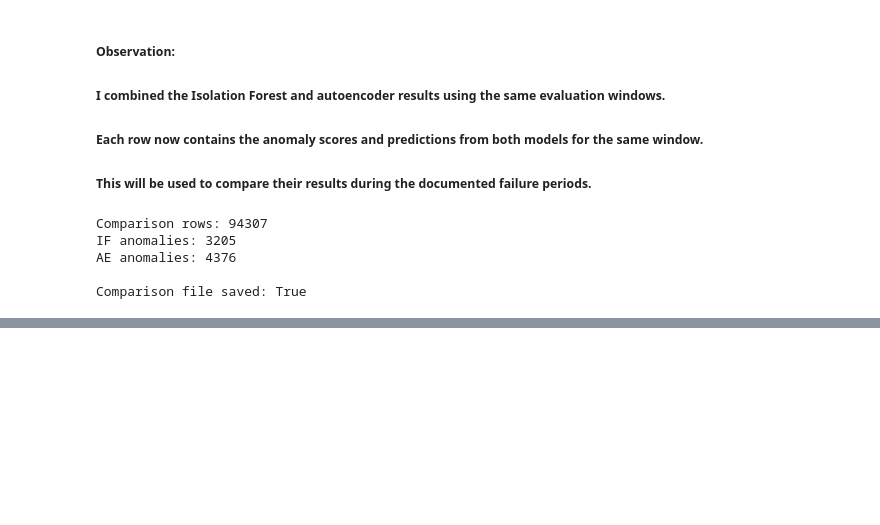
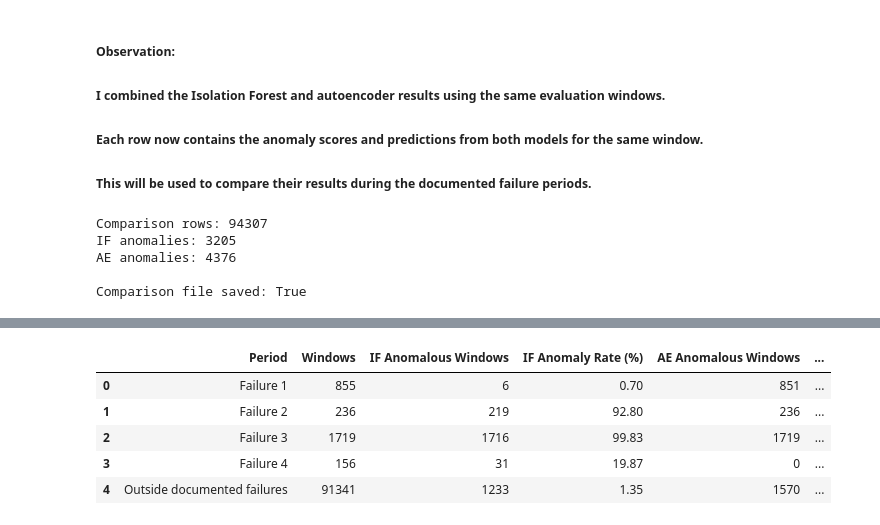
Before and after one commit to shashikawka/268452H-CS5998-Capstone-Project, a Jupyter notebook: 04_autoencoder_anomaly_detection.ipynb, the cells around one changed output, grey strips where cells are left out. Drawn from its saved outputs; the diff is of its cells as text; code cells hidden in the pictures; blank space fills up the shorter version.

Commit message:
Auto_Encoder_Model : Compare both the models during the documented failure periods

```diff
--- a/04_autoencoder_anomaly_detection.ipynb
+++ b/04_autoencoder_anomaly_detection.ipynb
@@ -1775,0 +1951,12 @@ Comparison file saved: True
+# %%
+# Load the saved model comparison results
+comparison_df = pd.read_csv(
+    autoencoder_dir / 'model_comparison_windows.csv',
+    index_col=0,
+    parse_dates=['timestamp']
+)
+
+print("Comparison data:", comparison_df.shape)
+
+print("IF anomalies:", comparison_df['if_anomaly'].sum())
+print("AE anomalies:", comparison_df['ae_anomaly'].sum())
@@ -1775,0 +1967,76 @@ Comparison file saved: True
+# %%
+# Define the documented failure periods
+failure_periods = [
+    ('Failure 1', '2020-04-18 00:00:00', '2020-04-18 23:59:00'),
+    ('Failure 2', '2020-05-29 23:30:00', '2020-05-30 06:00:00'),
+    ('Failure 3', '2020-06-05 10:00:00', '2020-06-07 14:30:00'),
+    ('Failure 4', '2020-07-15 14:30:00', '2020-07-15 19:00:00')
+]
+
+comparison_results = []
+
+# Track windows inside documented failure periods
+failure_mask = pd.Series(
+    False,
+    index=comparison_df.index
+)
+
+for name, start, end in failure_periods:
+
+    period_mask = (
+        (comparison_df['timestamp'] >= pd.Timestamp(start)) &
+        (comparison_df['timestamp'] <= pd.Timestamp(end))
+    )
+
+    failure_mask |= period_mask
+
+    period_data = comparison_df.loc[period_mask]
+
+    total_windows = len(period_data)
+
+    if_count = int(period_data['if_anomaly'].sum())
+    ae_count = int(period_data['ae_anomaly'].sum())
+
+    comparison_results.append({
+        'Period': name,
+        'Windows': total_windows,
+        'IF Anomalous Windows': if_count,
+        'IF Anomaly Rate (%)': round(
+            if_count / total_windows * 100, 2
+        ) if total_windows else 0,
+        'AE Anomalous Windows': ae_count,
+        'AE Anomaly Rate (%)': round(
+            ae_count / total_windows * 100, 2
+        ) if total_windows else 0
+    })
+
+# Compare windows outside documented failures
+outside_data = comparison_df.loc[~failure_mask]
+
+total_outside = len(outside_data)
+if_outside = int(outside_data['if_anomaly'].sum())
+ae_outside = int(outside_data['ae_anomaly'].sum())
+
+comparison_results.append({
+    'Period': 'Outside documented failures',
+    'Windows': total_outside,
+    'IF Anomalous Windows': if_outside,
+    'IF Anomaly Rate (%)': round(
+        if_outside / total_outside * 100, 2
+    ),
+    'AE Anomalous Windows': ae_outside,
+    'AE Anomaly Rate (%)': round(
+        ae_outside / total_outside * 100, 2
+    )
+})
+
+comparison_results_df = pd.DataFrame(comparison_results)
+
+display(comparison_results_df)
+# %% [output]
+|  | Period | Windows | IF Anomalous Windows | IF Anomaly Rate (%) | AE Anomalous Windows | ... |
+| 0 | Failure 1 | 855 | 6 | 0.70 | 851 | ... |
+| 1 | Failure 2 | 236 | 219 | 92.80 | 236 | ... |
+| 2 | Failure 3 | 1719 | 1716 | 99.83 | 1719 | ... |
+| 3 | Failure 4 | 156 | 31 | 19.87 | 0 | ... |
+| 4 | Outside documented failures | 91341 | 1233 | 1.35 | 1570 | ... |
```
Also changed, not shown: parts of 9 cells of this notebook.
